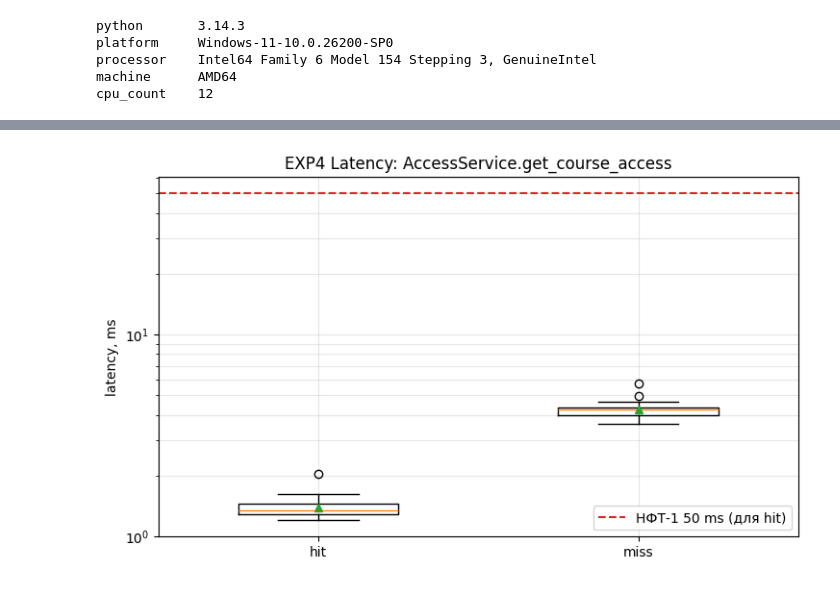
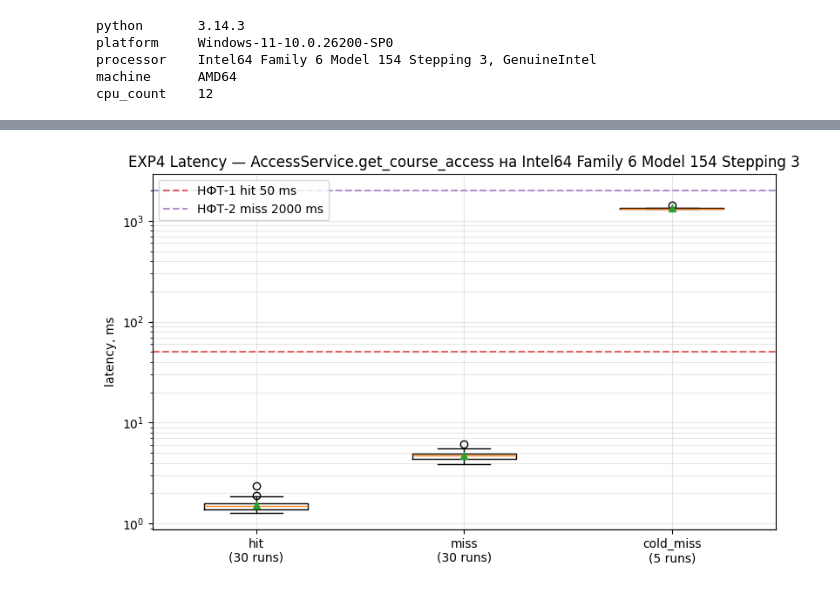
Before and after one commit to Readiee/vkr-access-control, a Jupyter notebook: experiments/exp4_performance/notebook.ipynb, the cells around one changed output, grey strips where cells are left out. Saved outputs shown, nothing was run; the diff lists cells and outputs as text; code cells hidden in the pictures.

```diff
--- a/experiments/exp4_performance/notebook.ipynb
+++ b/experiments/exp4_performance/notebook.ipynb
@@ -150,21 +154,29 @@ Latency (ms):
 * Owlready * (NB: only changes on entities loaded in Python are shown, other changes are done but not listed)
 # %%
-fig, ax = plt.subplots(figsize=(7.5, 4.5))
+hit_vals = [p.latency_ms for p in lat_points if p.mode == 'hit']
 miss_vals = [p.latency_ms for p in lat_points if p.mode == 'miss']
-hit_vals = [p.latency_ms for p in lat_points if p.mode == 'hit']
-ax.boxplot([hit_vals, miss_vals], labels=['hit', 'miss'], widths=0.5, showmeans=True)
-ax.axhline(50, linestyle='--', color='#d62728', label='НФТ-1 50 ms (для hit)')
+cold_vals = [p.latency_ms for p in lat_points if p.mode == 'cold_miss']
+
+fig, ax = plt.subplots(figsize=(8, 5))
+boxes = [hit_vals, miss_vals]
+labels = ['hit\n(30 runs)', 'miss\n(30 runs)']
+if cold_vals:
+    boxes.append(cold_vals)
+    labels.append('cold_miss\n(5 runs)')
+ax.boxplot(boxes, labels=labels, widths=0.5, showmeans=True)
+ax.axhline(50, linestyle='--', color='#d62728', label='НФТ-1 hit 50 ms', alpha=0.7)
+ax.axhline(2000, linestyle='--', color='#9467bd', label='НФТ-2 miss 2000 ms', alpha=0.7)
 ax.set_ylabel('latency, ms')
-ax.set_title('EXP4 Latency: AccessService.get_course_access')
+ax.set_title(f"EXP4 Latency — AccessService.get_course_access на {hw['processor'].split(',')[0]}")
 ax.set_yscale('log')
-ax.legend()
+ax.legend(loc='upper left')
 ax.grid(True, alpha=0.3, which='both')
 fig.tight_layout()
 fig.savefig(RESULTS_DIR / 'latency_exp4.png', dpi=150)
 fig.savefig(PZ_FIGURES_DIR / 'latency_exp4.png', dpi=150)
 plt.show()
 # %% [output]
-[figure, old version]
+[figure, new version]
 # %%
 scale_csv_rows = ['n_policies,run_index,reason_ms,verify_ms,total_ms']
 for p in scale_points:
```
Also changed, not shown: parts of 4 cells of this notebook, 5 other files.
